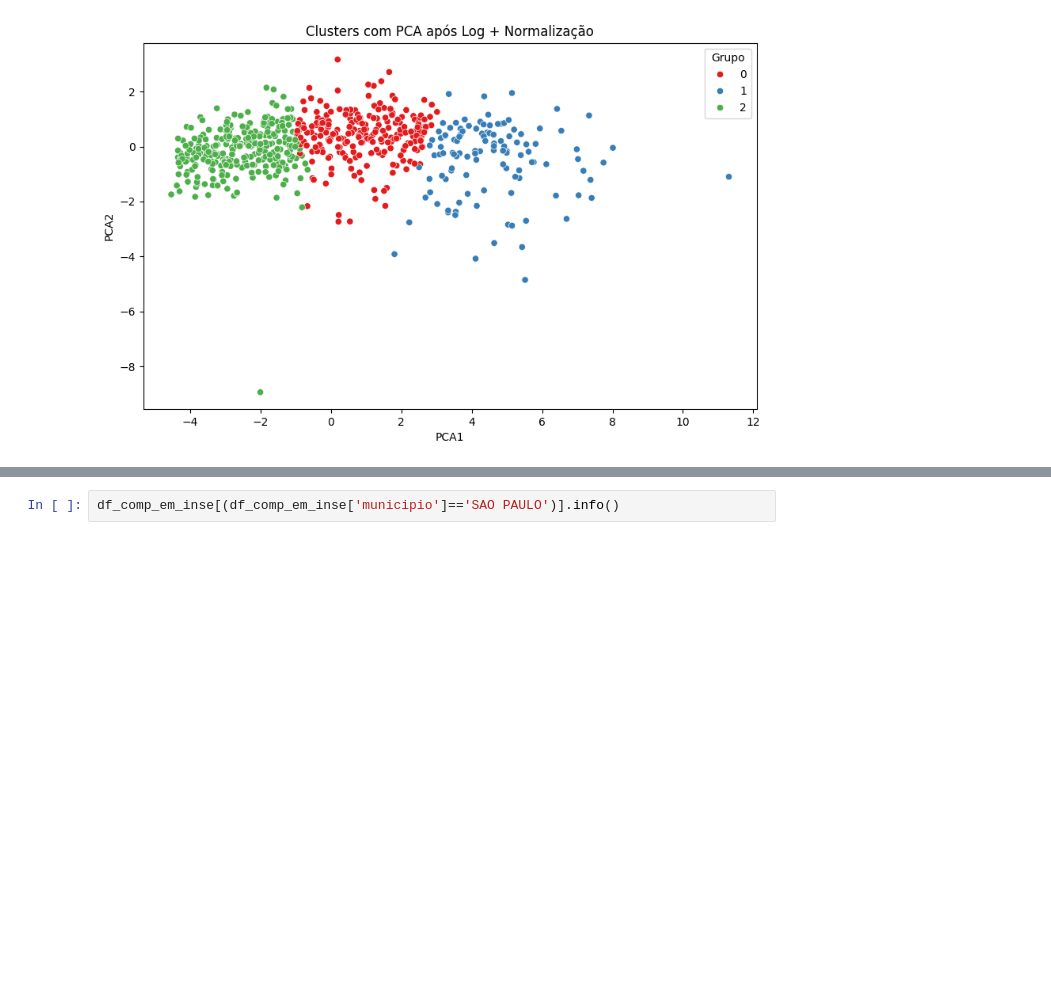
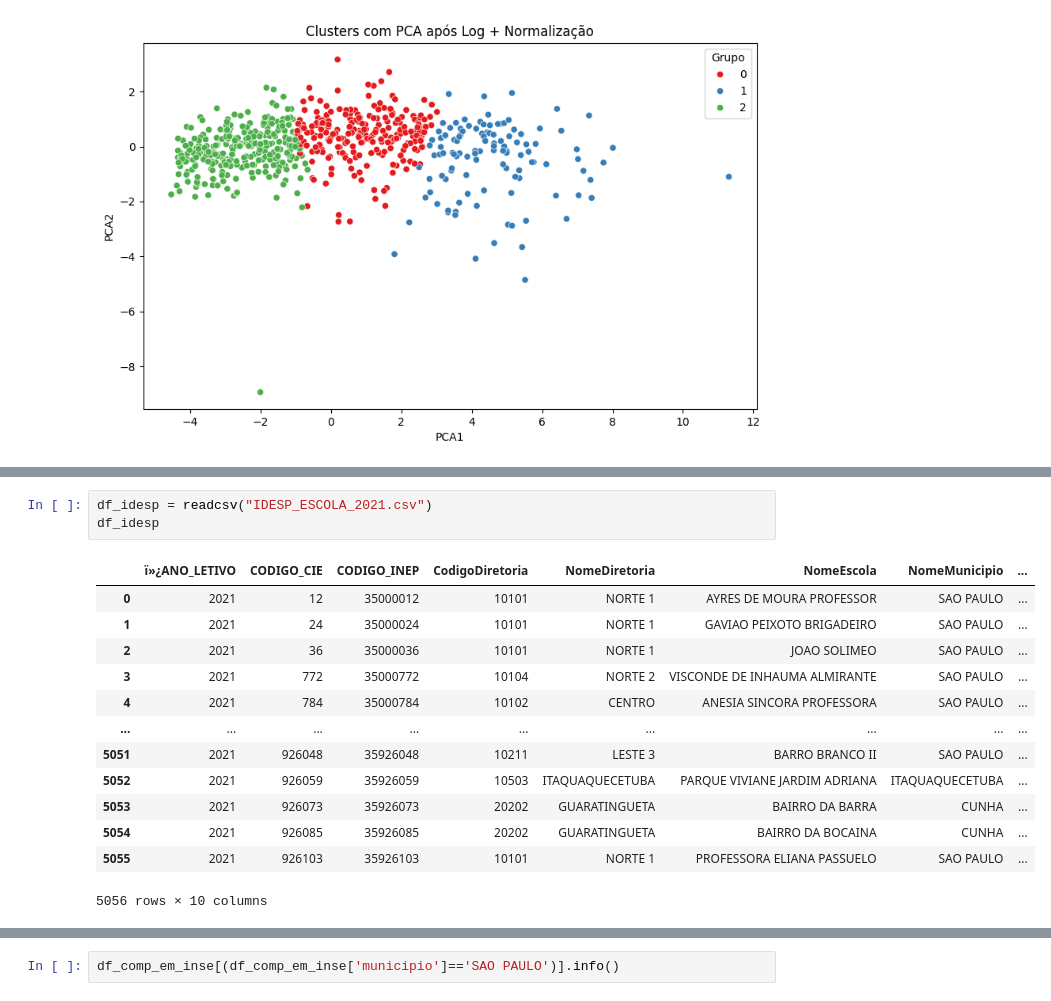
Before and after one commit to tiagogodoi/infra-ensino, a Jupyter notebook: TCC-final-2023.ipynb, the cells around one changed output, grey strips where cells are left out. Cells and saved outputs as stored; diff of their text form; blank space fills up the shorter version.

```diff
--- a/TCC-final-2023.ipynb
+++ b/TCC-final-2023.ipynb
@@ -464,3 +531,20 @@ memory usage: 761.6+ KB
+# %%
+df_idesp = readcsv("IDESP_ESCOLA_2021.csv")
+df_idesp
+# %% [output]
+|  | ï»¿ANO_LETIVO | CODIGO_CIE | CODIGO_INEP | CodigoDiretoria | NomeDiretoria | NomeEscola | NomeMunicipio | ... |
+| 0 | 2021 | 12 | 35000012 | 10101 | NORTE 1 | AYRES DE MOURA PROFESSOR | SAO PAULO | ... |
+| 1 | 2021 | 24 | 35000024 | 10101 | NORTE 1 | GAVIAO PEIXOTO BRIGADEIRO | SAO PAULO | ... |
+| 2 | 2021 | 36 | 35000036 | 10101 | NORTE 1 | JOAO SOLIMEO | SAO PAULO | ... |
+| 3 | 2021 | 772 | 35000772 | 10104 | NORTE 2 | VISCONDE DE INHAUMA ALMIRANTE | SAO PAULO | ... |
+| 4 | 2021 | 784 | 35000784 | 10102 | CENTRO | ANESIA SINCORA PROFESSORA | SAO PAULO | ... |
+| ... | ... | ... | ... | ... | ... | ... | ... | ... |
+| 5051 | 2021 | 926048 | 35926048 | 10211 | LESTE 3 | BARRO BRANCO II | SAO PAULO | ... |
+| 5052 | 2021 | 926059 | 35926059 | 10503 | ITAQUAQUECETUBA | PARQUE VIVIANE JARDIM ADRIANA | ITAQUAQUECETUBA | ... |
+| 5053 | 2021 | 926073 | 35926073 | 20202 | GUARATINGUETA | BAIRRO DA BARRA | CUNHA | ... |
+| 5054 | 2021 | 926085 | 35926085 | 20202 | GUARATINGUETA | BAIRRO DA BOCAINA | CUNHA | ... |
+| 5055 | 2021 | 926103 | 35926103 | 10101 | NORTE 1 | PROFESSORA ELIANA PASSUELO | SAO PAULO | ... |
+5056 rows × 10 columns
 # %%
 df_comp_em["mergecolumn"] = df_comp_em["NomeEscola"]+"|"+df_comp_em["municipio"]
 df_inse["mergecolumn"] = df_inse["NOMESC"]+"|"+df_inse["MUN"]
```
Also changed, not shown: parts of 10 cells of this notebook.
